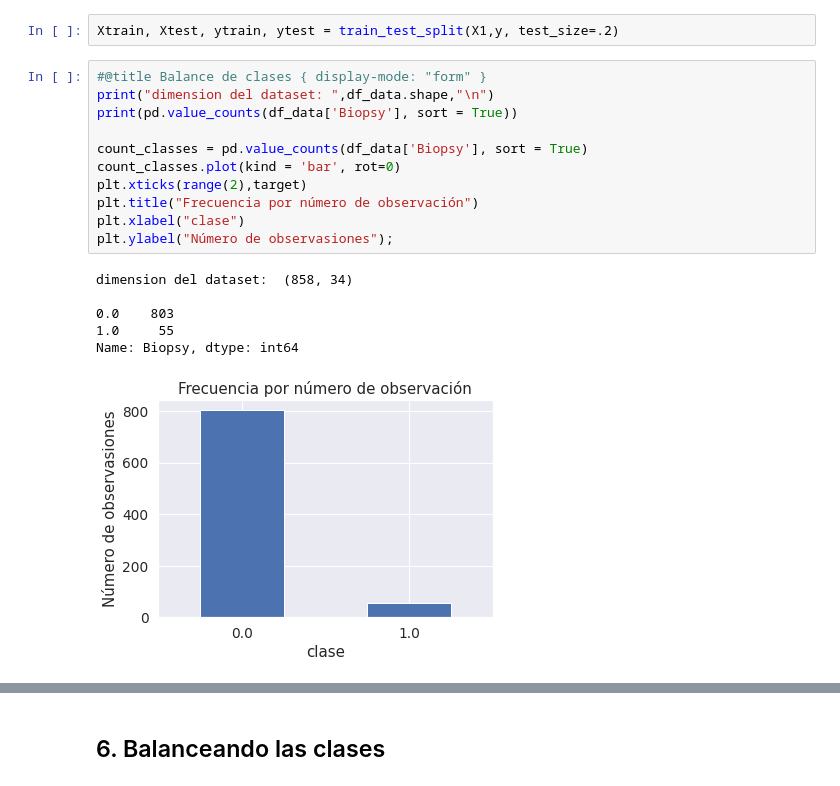
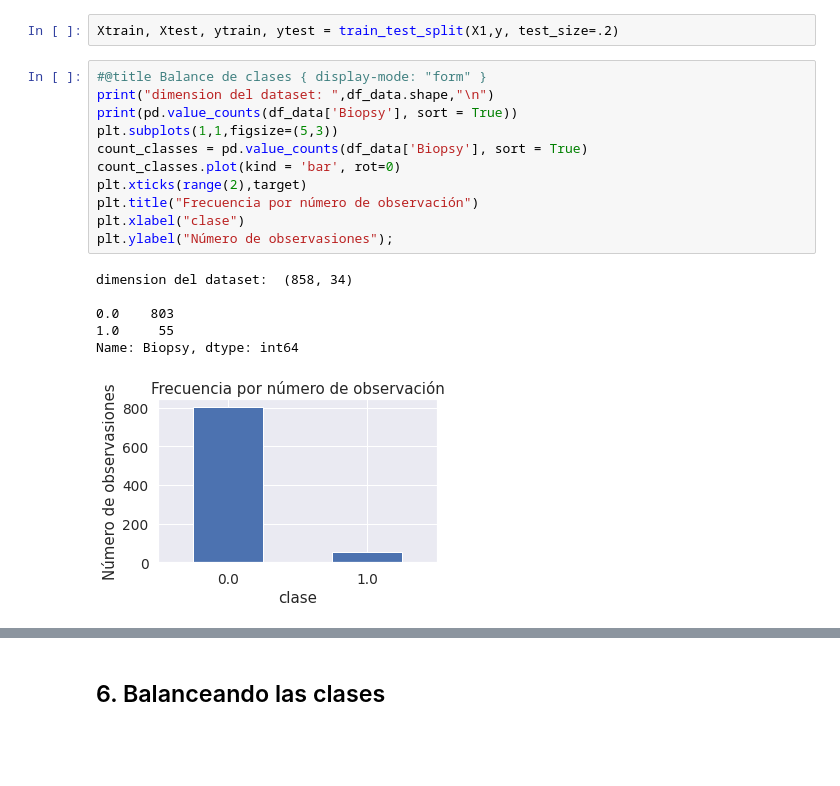
Before and after one commit to Caceres-Santamaria/proyecto-IA, a Jupyter notebook: cancerCervical.ipynb, the cells around one changed output, grey strips where cells are left out. Drawn from its saved outputs; the diff is of its cells as text; blank space fills up the shorter version.

```diff
--- a/cancerCervical.ipynb
+++ b/cancerCervical.ipynb
@@ -343,21 +360,21 @@ Xtrain, Xtest, ytrain, ytest = train_test_split(X1,y, test_size=.2)
 # %%
 #@title Balance de clases { display-mode: "form" }
 print("dimension del dataset: ",df_data.shape,"\n")
 print(pd.value_counts(df_data['Biopsy'], sort = True))
-
+plt.subplots(1,1,figsize=(5,3))
 count_classes = pd.value_counts(df_data['Biopsy'], sort = True)
 count_classes.plot(kind = 'bar', rot=0)
 plt.xticks(range(2),target)
 plt.title("Frecuencia por número de observación")
 plt.xlabel("clase")
 plt.ylabel("Número de observasiones");
 # %% [output]
 dimension del dataset:  (858, 34)
 
 0.0    803
 1.0     55
 Name: Biopsy, dtype: int64
-[figure, old version]
+[figure, new version]
 # %%
 #@title Pruebas con los clasificadores { display-mode: "form" }
 NB = GaussianNB()
```
Also changed, not shown: parts of 24 cells of this notebook.
